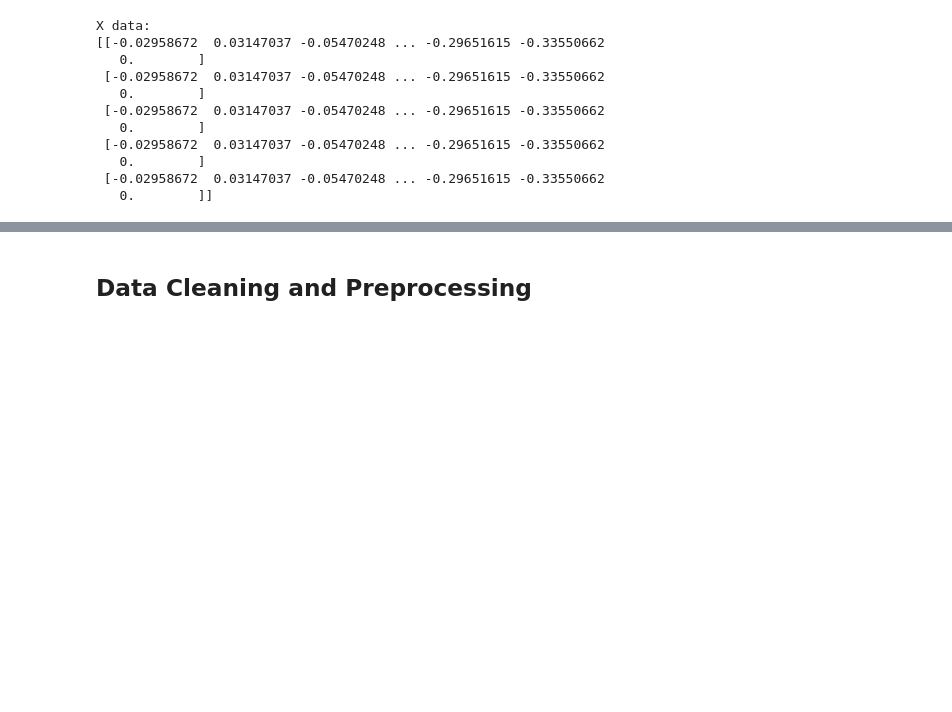
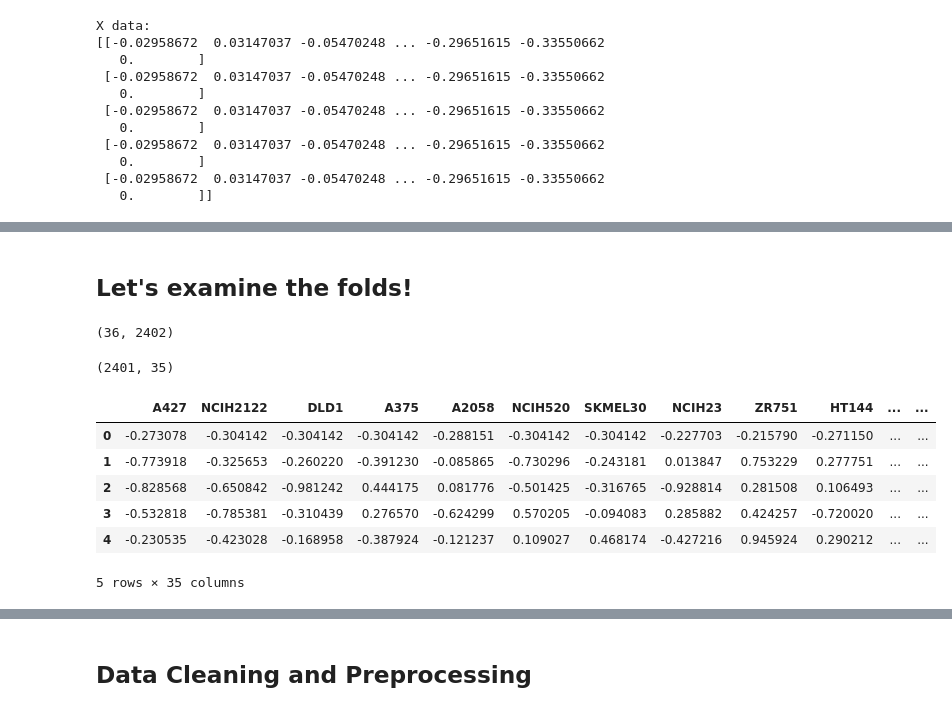
Before and after one commit to Hrishikesh332/Drug-Inhibitor-Cancer-Treatment, a Jupyter notebook: external/drug_combination/transynergy_input_analysis.ipynb, the cells around one changed output, grey strips where cells are left out. Cells and saved outputs as stored; diff of their text form; code cells hidden in the pictures; blank space fills up the shorter version.

```diff
--- a/external/drug_combination/transynergy_input_analysis.ipynb
+++ b/external/drug_combination/transynergy_input_analysis.ipynb
@@ -50,0 +70,2 @@ X data:
+# %% [markdown]
+## Let's examine the folds!
@@ -50,0 +75,38 @@ X data:
+# %%
+# get drug profiles
+drug_profiles = pd.read_csv("data/chemicals/random_walk_simulated_result_matrix_2401_0.3_norm_36_whole_network_no_mean")
+print(drug_profiles.shape)  # Check the shape of the drug profiles data
+drug_profiles.head()
+fu = drug_profiles.iloc[0, 1:]
+fu
+# save fu to a txt file
+fu.to_csv("data/synergy_score/fu.txt", index=False, header=False, sep="\t")
+abt = drug_profiles.iloc[1, 1:]
+abt
+abt.to_csv("data/synergy_score/abt.txt", index=False, header=False, sep="\t")
+# %% [output]
+(36, 2402)
+# %%
+from src.setting import data_src_dir
+import os
+
+# gene_expression_simulated_result_matrix = os.path.join(data_src_dir, 'chemicals', 'gene_expression_simulated_result_matrix_string.csv')
+random_walk_simulated_result_matrix = os.path.join(data_src_dir, 'chemicals', 'random_walk_simulated_result_matrix_2401_0.3_norm_36_whole_network_no_mean')
+expressions_raw = os.path.join(data_src_dir, 'Gene_expression_raw', 'processed_expression_raw_norm')
+# gene_expression_simulated_result_matrix = pd.read_csv(gene_expression_simulated_result_matrix)
+gene_expression_simulated_result_matrix = pd.read_csv(expressions_raw)
+
+# new gene dependencies
+dependencies = os.path.join(data_src_dir, 'cl_gene_dp', 'new_gene_dependencies_35.csv')
+cell_line_dependencies = pd.read_csv(dependencies)
+print(gene_expression_simulated_result_matrix.shape)  # Check the shape of the gene expression data
+gene_expression_simulated_result_matrix.head()
+# %% [output]
+(2401, 35)
+|  | A427 | NCIH2122 | DLD1 | A375 | A2058 | NCIH520 | SKMEL30 | NCIH23 | ZR751 | HT144 | ... | ... |
+| 0 | -0.273078 | -0.304142 | -0.304142 | -0.304142 | -0.288151 | -0.304142 | -0.304142 | -0.227703 | -0.215790 | -0.271150 | ... | ... |
+| 1 | -0.773918 | -0.325653 | -0.260220 | -0.391230 | -0.085865 | -0.730296 | -0.243181 | 0.013847 | 0.753229 | 0.277751 | ... | ... |
+| 2 | -0.828568 | -0.650842 | -0.981242 | 0.444175 | 0.081776 | -0.501425 | -0.316765 | -0.928814 | 0.281508 | 0.106493 | ... | ... |
+| 3 | -0.532818 | -0.785381 | -0.310439 | 0.276570 | -0.624299 | 0.570205 | -0.094083 | 0.285882 | 0.424257 | -0.720020 | ... | ... |
+| 4 | -0.230535 | -0.423028 | -0.168958 | -0.387924 | -0.121237 | 0.109027 | 0.468174 | -0.427216 | 0.945924 | 0.290212 | ... | ... |
+5 rows × 35 columns
```
Also changed, not shown: parts of 7 cells of this notebook, 1 other file.
